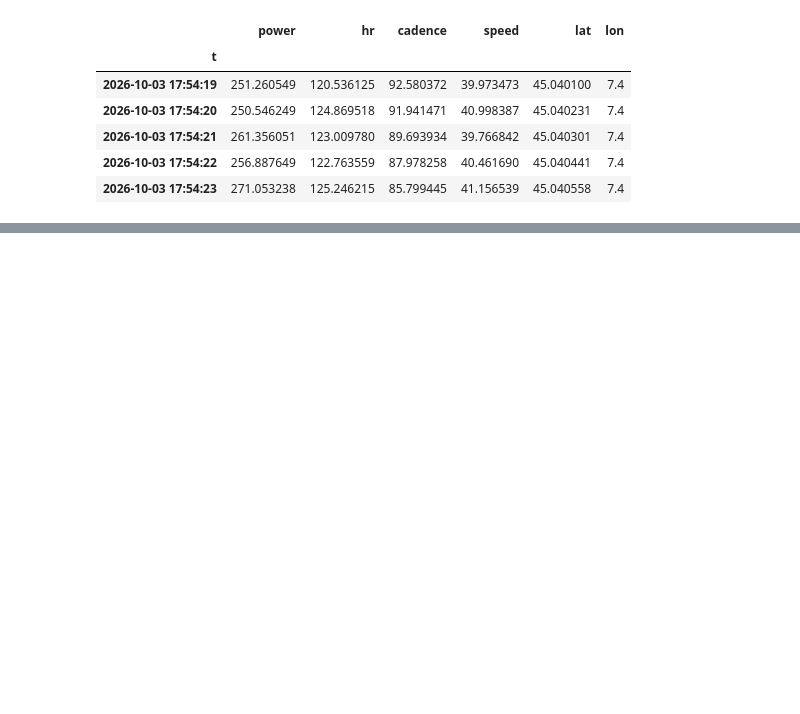
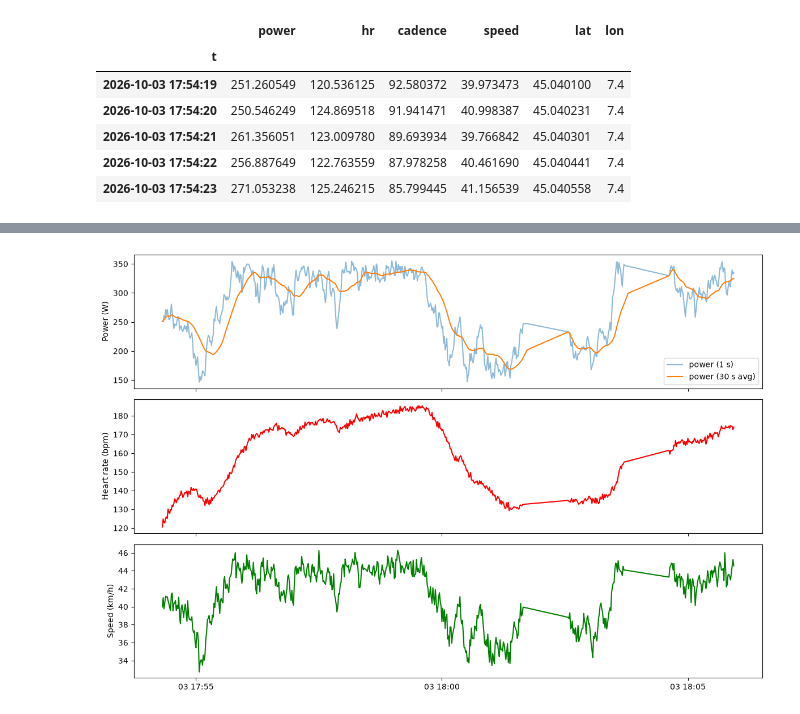
Before and after one commit to emresener-1/sensor-telemetry, a Jupyter notebook: analysis.ipynb, the cells around one changed output, grey strips where cells are left out. Drawn from its saved outputs; the diff is of its cells as text; code cells hidden in the pictures; blank space fills up the shorter version.

Commit message:
Add feature extractions and plots

```diff
--- a/analysis.ipynb
+++ b/analysis.ipynb
@@ -89,7 +89,8 @@ df = pd.concat({
 }, axis=1)
 
 print("missing before:\n", df.isna().sum())
-df = df.interpolate()
+df = df.interpolate(limit=5)
+df = df.dropna()
 print("missing after:\n", df.isna().sum())
 df.head()
 # %% [output]
@@ -116,3 +117,11 @@ dtype: int64
 | 2026-10-03 17:54:21 | 261.356051 | 123.009780 | 89.693934 | 39.766842 | 45.040301 | 7.4 |
 | 2026-10-03 17:54:22 | 256.887649 | 122.763559 | 87.978258 | 40.461690 | 45.040441 | 7.4 |
 | 2026-10-03 17:54:23 | 271.053238 | 125.246215 | 85.799445 | 41.156539 | 45.040558 | 7.4 |
+# %%
+print("mean power:", round(df["power"].mean(), 1), "W")
+print("max power:", round(df["power"].max(), 1), "W")
+
+df["power_30s"] = df["power"].rolling("30s").mean()
+df["power_hr_ratio"] = df["power"] / df["hr"]
+
+df[["power", "power_30s", "hr", "power_hr_ratio"]].describe()
@@ -118,0 +140,18 @@ dtype: int64
+# %%
+import os
+os.makedirs("images", exist_ok=True)
+
+fig, axes = plt.subplots(3, 1, figsize=(12,8), sharex=True)
+axes[0].plot(df.index, df["power"], alpha=0.5, label="power (1 s)")
+axes[0].plot(df.index, df["power_30s"], label="power (30 s avg)")
+axes[0].set_ylabel("Power (W)")
+axes[0].legend()
+axes[1].plot(df.index, df["hr"], color="red")
+axes[1].set_ylabel("Heart rate (bpm)")
+axes[2].plot(df.index, df["speed"], color="green")
+axes[2].set_ylabel("Speed (km/h)")
+plt.tight_layout()
+plt.savefig("images/timeseries.png", dpi=120)
+plt.show()
+# %% [output]
+[figure, added]
```
Also changed, not shown: parts of 3 cells of this notebook, 3 other files.
